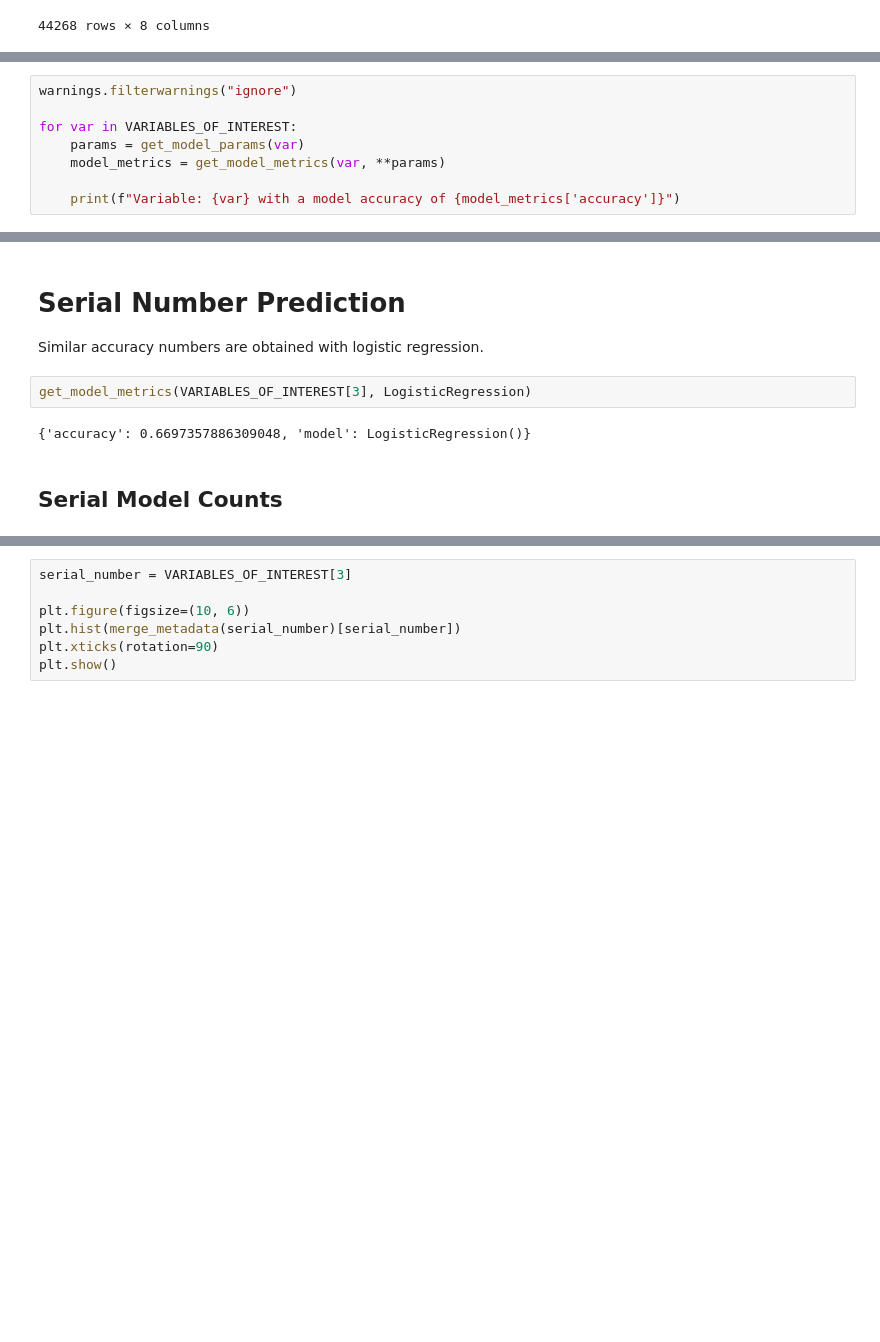
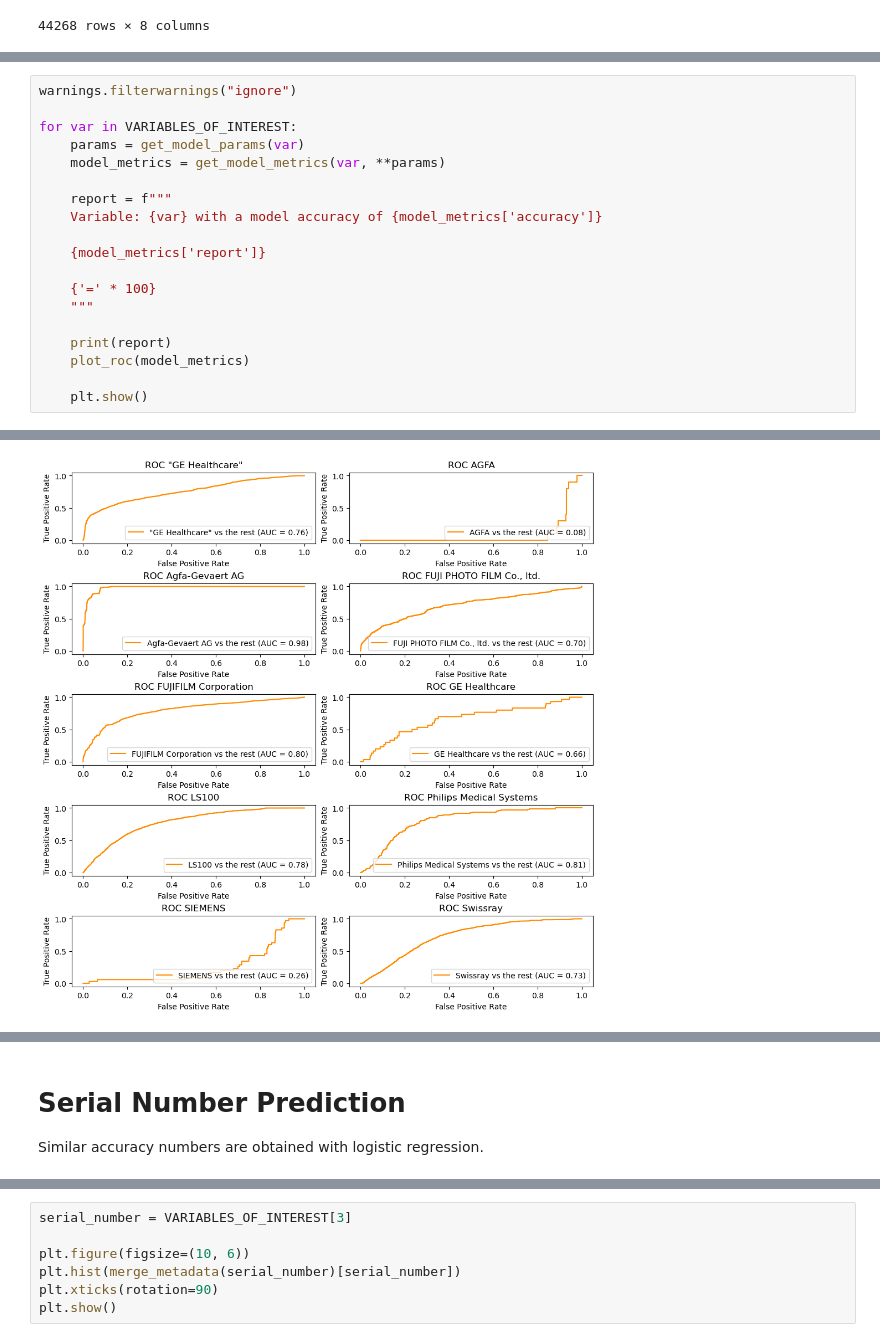
Before and after one commit to cairo-lab/xray_fingerprints, a Jupyter notebook: analysis/pixel_patterns/pattern_modeling.ipynb, the cells around one changed output, grey strips where cells are left out. Saved outputs shown, nothing was run; the diff lists cells and outputs as text; blank space fills up the shorter version.

```diff
--- a/analysis/pixel_patterns/pattern_modeling.ipynb
+++ b/analysis/pixel_patterns/pattern_modeling.ipynb
@@ -169,5 +233,16 @@ for var in VARIABLES_OF_INTEREST:
     params = get_model_params(var)
     model_metrics = get_model_metrics(var, **params)
 
-    print(f"Variable: {var} with a model accuracy of {model_metrics['accuracy']}")
+    report = f"""
+    Variable: {var} with a model accuracy of {model_metrics['accuracy']}
+
+    {model_metrics['report']}
+
+    {'=' * 100}
+    """
+
+    print(report)
+    plot_roc(model_metrics)
+
+    plt.show()
 # %% [output]
@@ -181,0 +266 @@ Variable: (0018, 1000) Device Serial Number with a model accuracy of 0.665732586
+[figure, added]
@@ -182,10 +321,4 @@ Variable: (0018, 1000) Device Serial Number with a model accuracy of 0.665732586
-# %% [markdown]
-# Serial Number Prediction
-
-Similar accuracy numbers are obtained with logistic regression.
-# %%
-get_model_metrics(VARIABLES_OF_INTEREST[3], LogisticRegression)
-# %% [output]
-{'accuracy': 0.6697357886309048, 'model': LogisticRegression()}
-# %% [markdown]
-## Serial Model Counts
+# %% [markdown]
+# Serial Number Prediction
+
+Similar accuracy numbers are obtained with logistic regression.
```
Also changed, not shown: parts of 9 cells of this notebook.
